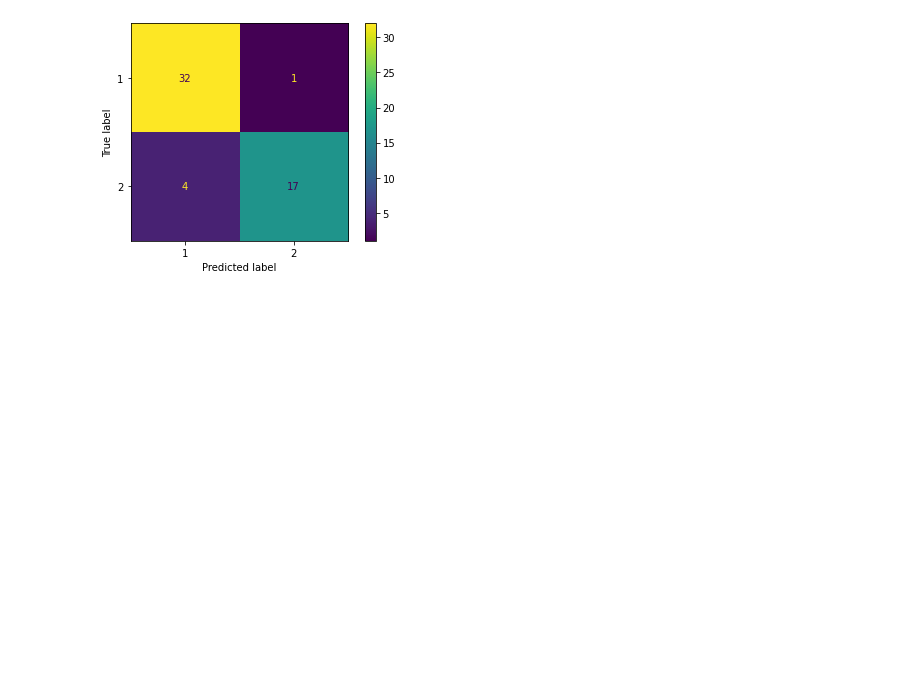
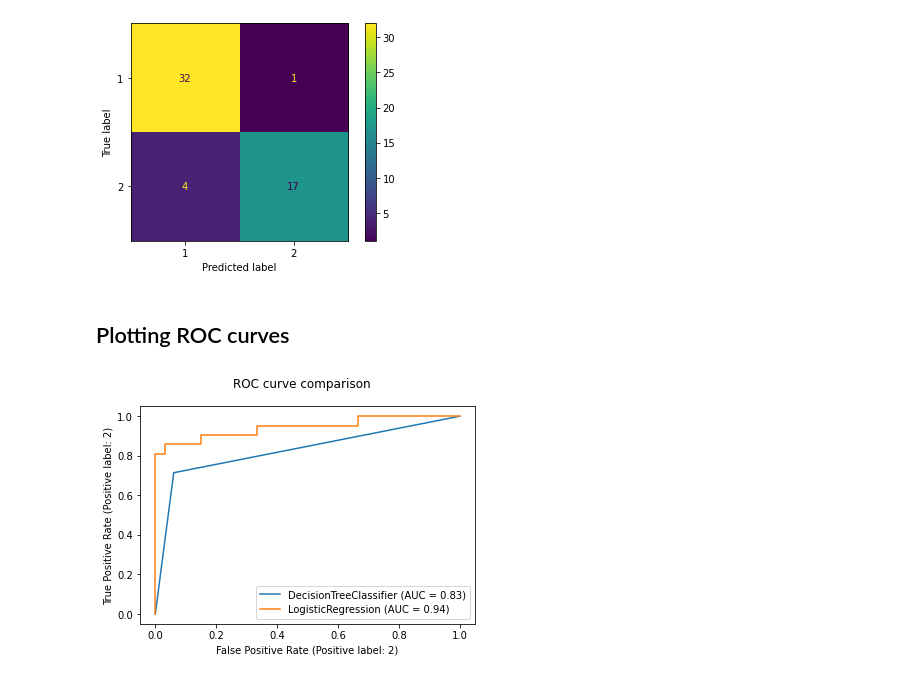
Before and after one commit to abhiwankenobi/DMT2022, a Jupyter notebook: Assignment1/Task1/Task1B.ipynb, the cells around one changed output. Drawn from its saved outputs; the diff is of its cells as text; code cells hidden in the pictures; blank space fills up the shorter version.

Commit message:
added roc plots

```diff
--- a/Assignment1/Task1/Task1B.ipynb
+++ b/Assignment1/Task1/Task1B.ipynb
@@ -76,16 +76,16 @@ def get_best_model_id(scores, metric):
 # %%
 decision_tree = tree.DecisionTreeClassifier(random_state=0)
 scoring = ['accuracy', 'precision', 'recall', 'f1']
-scores = cross_validate(decision_tree, x_train, y_train, scoring=scoring, return_estimator=True)
+scores = cross_validate(decision_tree, data_scaler.transform(x_train), y_train, scoring=scoring, return_estimator=True)
 model_id = get_best_model_id(scores, 'test_accuracy')
-best_model = scores['estimator'][model_id]
+best_model1 = scores['estimator'][model_id]
 
 # testing
-y_pred = best_model.predict(x_test)
+y_pred = best_model1.predict(data_scaler.transform(x_test))
 print(classification_report(y_test, y_pred))
 
-cm = confusion_matrix(y_test, y_pred, labels=best_model.classes_)
-disp = ConfusionMatrixDisplay(confusion_matrix=cm, display_labels=best_model.classes_)
+cm = confusion_matrix(y_test, y_pred, labels=best_model1.classes_)
+disp = ConfusionMatrixDisplay(confusion_matrix=cm, display_labels=best_model1.classes_)
 disp.plot()
 plt.show()
 # %% [output]
@@ -109,14 +109,14 @@ x_scaled = data_scaler.transform(x_train)
 scores = cross_validate(logistic_regressor, x_scaled, y_train, scoring=scoring, return_estimator=True)
 
 model_id = get_best_model_id(scores, 'test_accuracy')
-best_model = scores['estimator'][model_id]
+best_model2 = scores['estimator'][model_id]
 
 # testing
-y_pred = best_model.predict(data_scaler.transform(x_test))
+y_pred = best_model2.predict(data_scaler.transform(x_test))
 print(classification_report(y_test, y_pred))
 
-cm = confusion_matrix(y_test, y_pred, labels=best_model.classes_)
-disp = ConfusionMatrixDisplay(confusion_matrix=cm, display_labels=best_model.classes_)
+cm = confusion_matrix(y_test, y_pred, labels=best_model2.classes_)
+disp = ConfusionMatrixDisplay(confusion_matrix=cm, display_labels=best_model2.classes_)
 disp.plot()
 plt.show()
 # %% [output]
@@ -130,3 +130,12 @@ StandardScaler()
    macro avg       0.92      0.89      0.90        54
 weighted avg       0.91      0.91      0.91        54
 [figure]
+# %% [markdown]
+## Plotting ROC curves
+# %%
+rfc_disp = plot_roc_curve(best_model1, data_scaler.transform(x_test), y_test)
+logistic_disp = plot_roc_curve(best_model2, data_scaler.transform(x_test), y_test, ax=rfc_disp.ax_)
+rfc_disp.figure_.suptitle("ROC curve comparison")
+plt.show()
+# %% [output]
+[figure, added]
```
Also changed, not shown: parts of 2 cells of this notebook.
